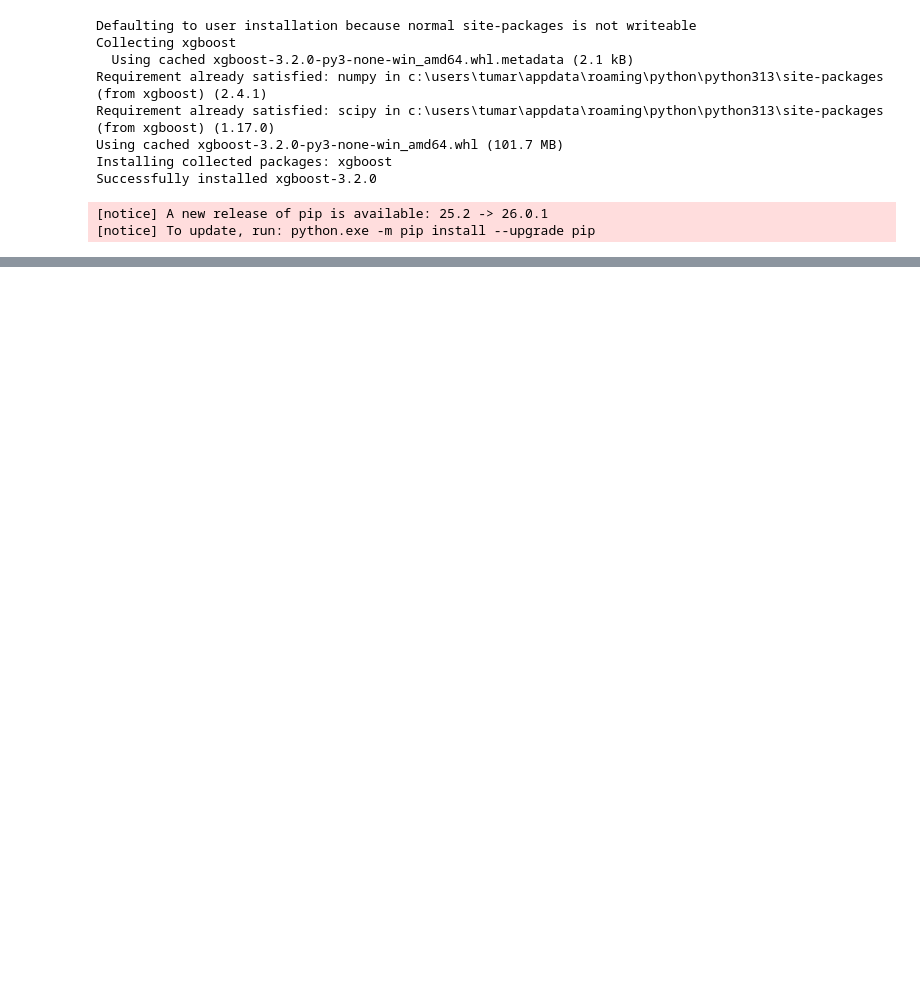
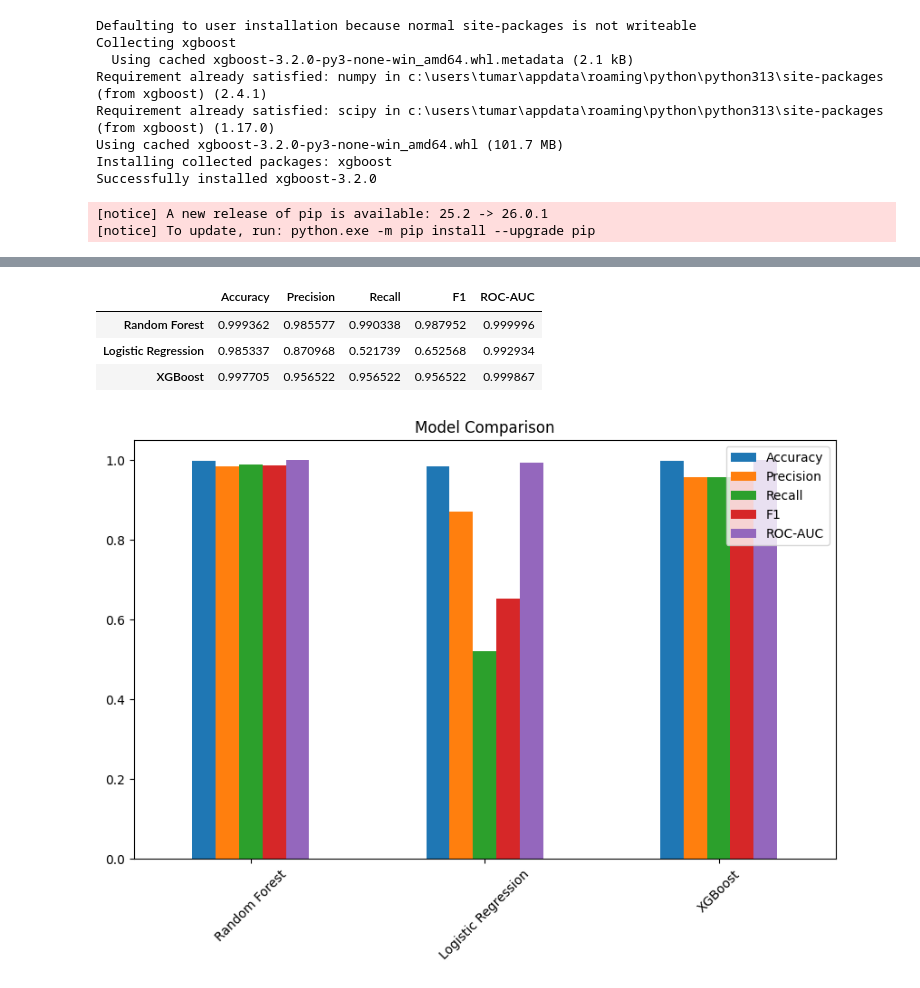
Before and after one commit to ANANYA200421/ExoHabit-AI, a Jupyter notebook: notebooks/milestone-4-models.ipynb, the cells around one changed output, grey strips where cells are left out. Cells and saved outputs as stored; diff of their text form; code cells hidden in the pictures; blank space fills up the shorter version.

```diff
--- a/notebooks/milestone-4-models.ipynb
+++ b/notebooks/milestone-4-models.ipynb
@@ -189,0 +79,37 @@ plot_pr_curve(y_test, rf_prob, "Precision-Recall — Random Forest")
+# %%
+for name, model in models.items():
+
+    pipeline = Pipeline([
+        ("scaler", MinMaxScaler()),
+        ("model", model)
+    ])
+
+    pipeline.fit(X_train, y_train)
+
+    y_pred = pipeline.predict(X_test)
+    y_prob = pipeline.predict_proba(X_test)[:, 1]
+
+    acc = accuracy_score(y_test, y_pred)
+    prec = precision_score(y_test, y_pred)
+    rec = recall_score(y_test, y_pred)
+    f1 = f1_score(y_test, y_pred)
+    roc = roc_auc_score(y_test, y_prob)
+
+    results[name] = {
+        "Accuracy": acc,
+        "Precision": prec,
+        "Recall": rec,
+        "F1": f1,
+        "ROC-AUC": roc
+    }
+
+    print(f"\n{name} Results")
+    print("Accuracy:", acc)
+    print("Precision:", prec)
+    print("Recall:", rec)
+    print("F1:", f1)
+    print("ROC-AUC:", roc)
+
+    if roc > best_score:
+        best_score = roc
+        best_model = pipeline
@@ -189,0 +137,15 @@ plot_pr_curve(y_test, rf_prob, "Precision-Recall — Random Forest")
+# %%
+results_df = pd.DataFrame(results).T
+results_df
+# %% [output]
+|  | Accuracy | Precision | Recall | F1 | ROC-AUC |
+| Random Forest | 0.999362 | 0.985577 | 0.990338 | 0.987952 | 0.999996 |
+| Logistic Regression | 0.985337 | 0.870968 | 0.521739 | 0.652568 | 0.992934 |
+| XGBoost | 0.997705 | 0.956522 | 0.956522 | 0.956522 | 0.999867 |
+# %%
+results_df.plot(kind='bar', figsize=(10,6))
+plt.title("Model Comparison")
+plt.xticks(rotation=45)
+plt.show()
+# %% [output]
+[figure, added]
```
Also changed, not shown: parts of 25 cells of this notebook, 11 other files.
